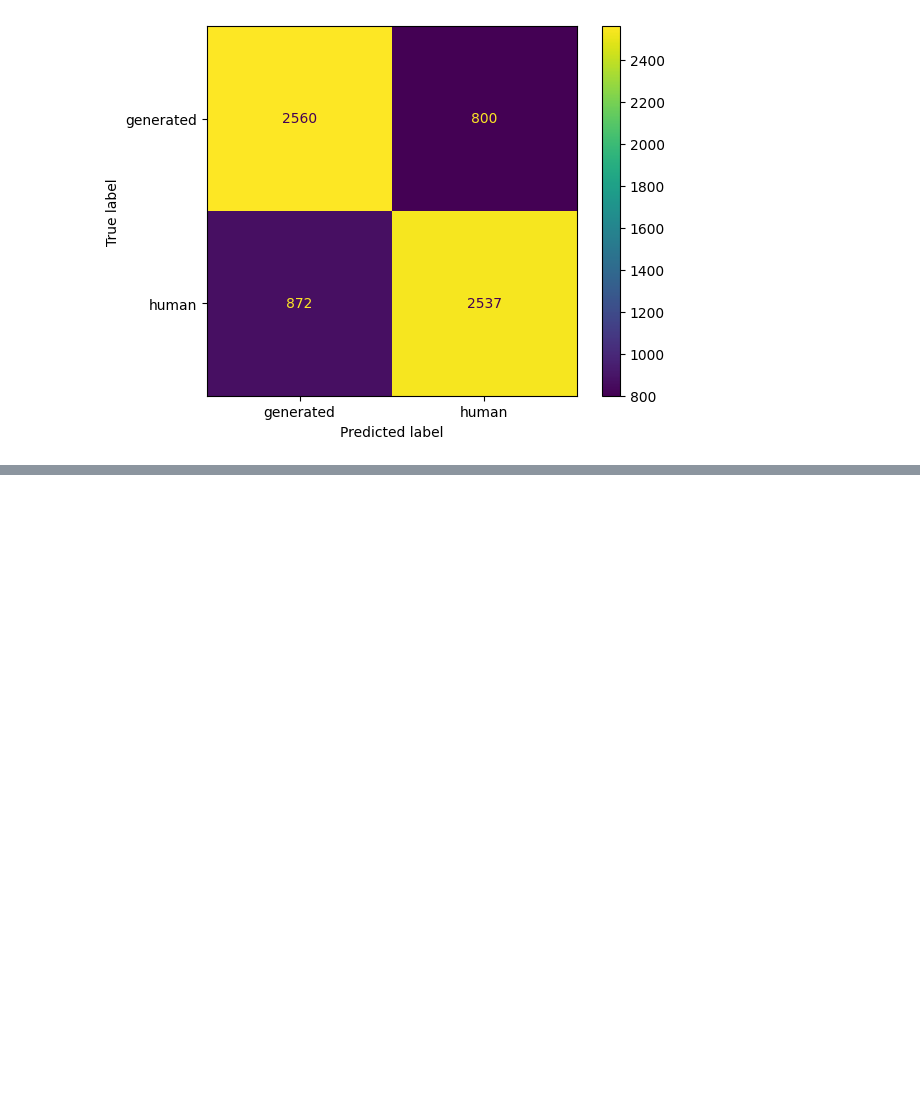
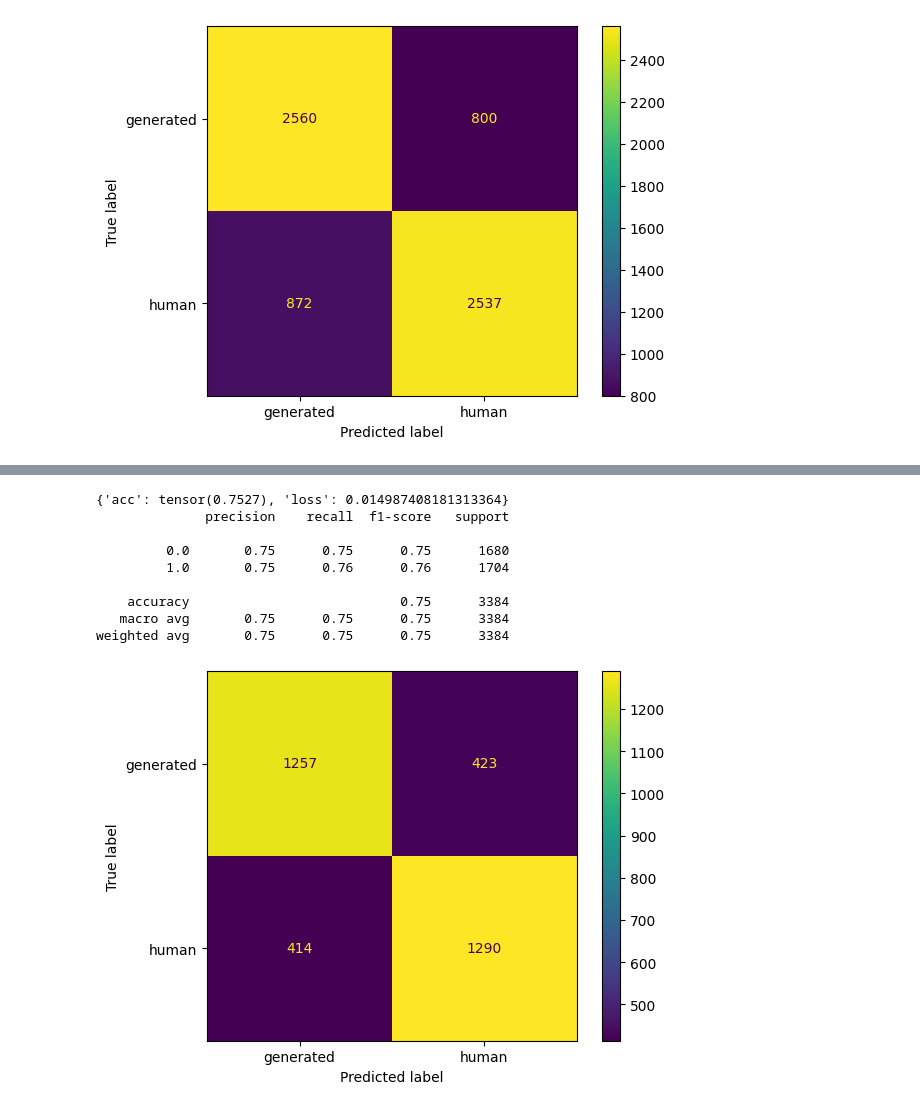
Before and after one commit to daviderigamonti/NLP-Project, a Jupyter notebook: notebooks/BoW_Models.ipynb, the cells around one changed output, grey strips where cells are left out. Saved outputs shown, nothing was run; the diff lists cells and outputs as text; code cells hidden in the pictures; blank space fills up the shorter version.

Commit message:
Added simple classifier to BoW_models (renamed from Bayes_LogReg)

```diff
--- a/notebooks/Bayes_LogReg.ipynb
+++ b/notebooks/BoW_Models.ipynb
@@ -212,3 +221,12 @@ Best CV score: 0.7281484653277757
    macro avg       0.75      0.75      0.75      6769
 weighted avg       0.75      0.75      0.75      6769
 [figure]
+# %%
+in_dim = x.shape[1]
+out_dim = 1
+
+epochs = 100
+batch_size = 32
+
+num_workers = 8 # Tune it based on your machine specs
+device = init_gpu()
@@ -214,0 +250,31 @@ weighted avg       0.75      0.75      0.75      6769
+# %%
+y_ = LabelBinarizer().fit_transform(y).astype(float)
+x_train, x_val, x_test, y_train, y_val, y_test = split(x, y_, test_size=0.1, val_size=0.1)
+ds_train = Data(x_train, y_train)
+ds_val = Data(x_val, y_val)
+ds_test = Data(x_test, y_test)
+
+train_dl = dt.DataLoader(
+    ds_train,
+    batch_size=batch_size,
+    shuffle=True,
+    num_workers=num_workers,
+    pin_memory=True,
+    # pin_memory_device=device.type, # Doesn't work on CPU
+)
+val_dl = dt.DataLoader(ds_val,
+    batch_size=batch_size,
+    shuffle=False,
+    num_workers=num_workers,
+    pin_memory=True,
+    # pin_memory_device=device.type, # Doesn't work on CPU
+)
+test_dl = dt.DataLoader(ds_test, batch_size=batch_size, shuffle=False)
+# %%
+nn_model = Network(binary_classifier=True, device=device)
+loss = nn.BCELoss()
+optimizer = opt.Adam(nn_model.parameters(), lr=0.0005)
+nn_model.compile(loss, optimizer)
+# %%
+earlystop = EarlyStopping(metric="val_acc", patience=5, baseline=0.7)
+history = nn_model.train_loop(train_dl, epochs, data_val=val_dl, callbacks=[earlystop])
@@ -214,0 +288,15 @@ weighted avg       0.75      0.75      0.75      6769
+# %%
+y_pred, metrics = nn_model.test_loop(test_dl)
+print(metrics)
+evaluate(y_test, y_pred, labels=labels)
+# %% [output]
+{'acc': tensor(0.7527), 'loss': 0.014987408181313364}
+              precision    recall  f1-score   support
+
+         0.0       0.75      0.75      0.75      1680
+         1.0       0.75      0.76      0.76      1704
+
+    accuracy                           0.75      3384
+   macro avg       0.75      0.75      0.75      3384
+weighted avg       0.75      0.75      0.75      3384
+[figure, added]
```
Also changed, not shown: parts of 4 cells of this notebook.
